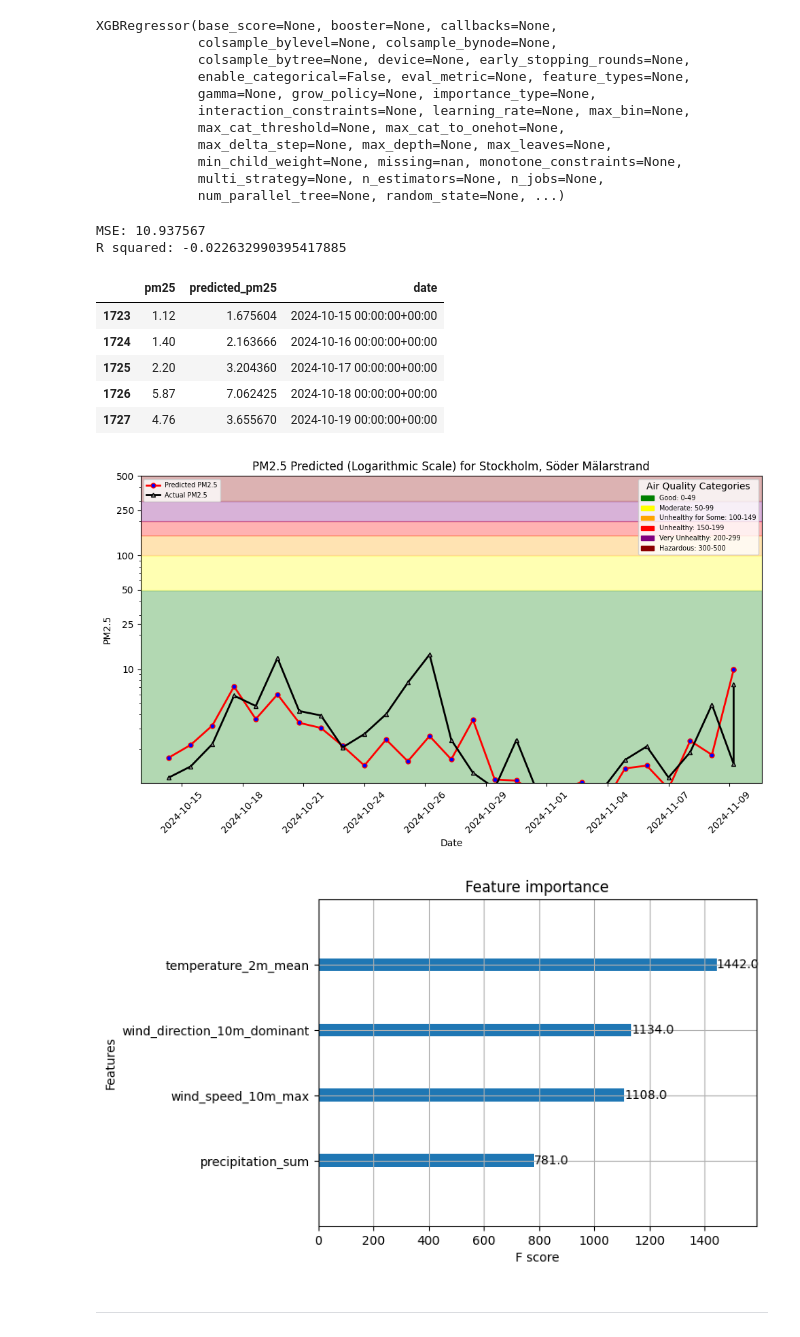
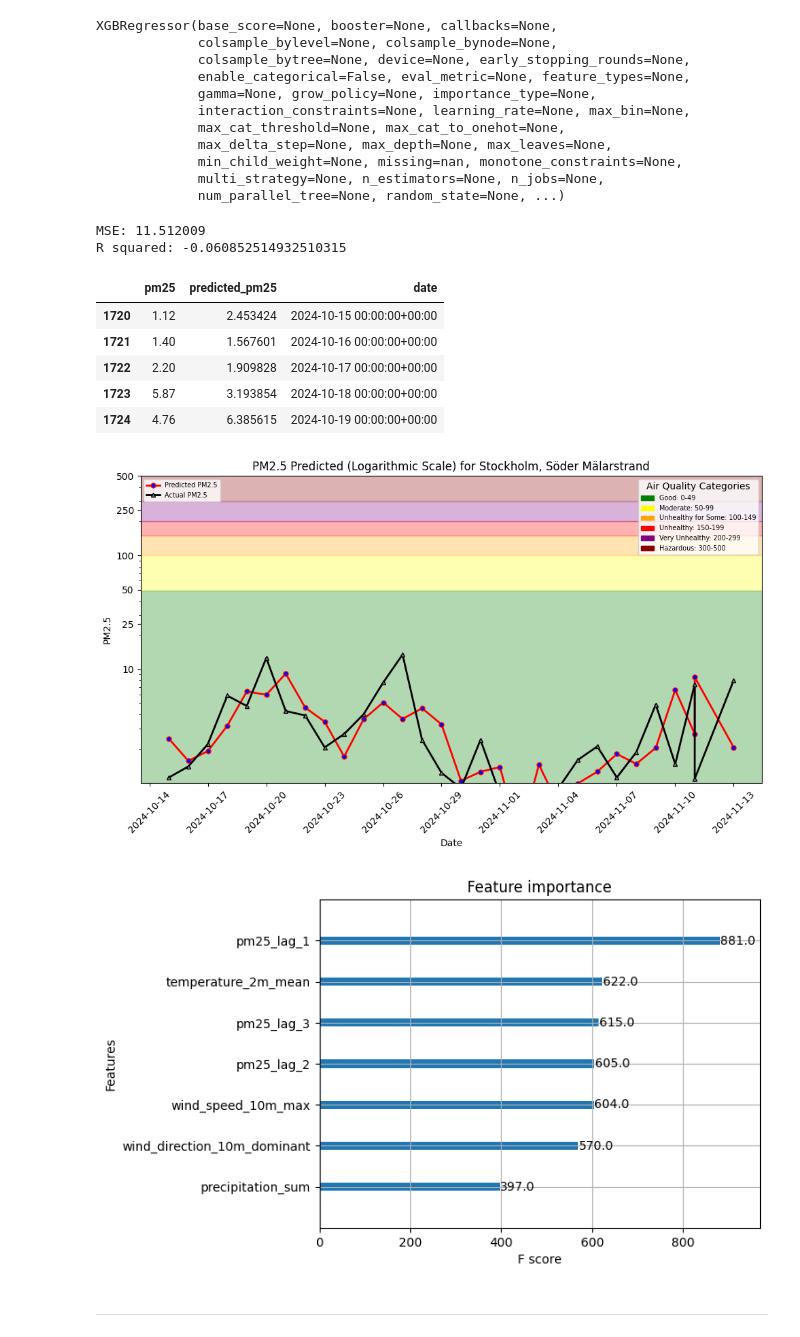
Before and after one commit to IsakNordg/ID2223-SML, a Jupyter notebook: notebooks/ch03/3_air_quality_training_pipeline.ipynb, the cells around one changed output. Drawn from its saved outputs; the diff is of its cells as text; code cells hidden in the pictures.

```diff
--- a/notebooks/ch03/3_air_quality_training_pipeline.ipynb
+++ b/notebooks/ch03/3_air_quality_training_pipeline.ipynb
@@ -66,6 +67,6 @@ weather_fg = fs.get_feature_group(
 ## <span style="color:#ff5f27;"> 🖍 Feature View Creation and Retrieving </span>
 # %%
 # Select features for training data.
-selected_features = air_quality_fg.select(['pm25']).join(weather_fg.select_all(), on=['city'])
+selected_features = air_quality_fg.select(['pm25','pm25_lag_1', 'pm25_lag_2', 'pm25_lag_3']).join(weather_fg.select_all(), on=['city'])
 selected_features.show(10)
 # %% [output]
@@ -221,8 +222,8 @@ print("MSE:", mse)
 r2 = r2_score(y_test.iloc[:,0], y_pred)
 print("R squared:", r2)
 # %% [output]
-MSE: 10.937567
-R squared: -0.022632990395417885
+MSE: 11.512009
+R squared: -0.060852514932510315
 # %%
 df = y_test
 df['predicted_pm25'] = y_pred
@@ -232,11 +233,11 @@ df = df.sort_values(by=['date'])
 df.head(5)
 # %% [output]
 |  | pm25 | predicted_pm25 | date |
-| 1723 | 1.12 | 1.675604 | 2024-10-15 00:00:00+00:00 |
-| 1724 | 1.40 | 2.163666 | 2024-10-16 00:00:00+00:00 |
-| 1725 | 2.20 | 3.204360 | 2024-10-17 00:00:00+00:00 |
-| 1726 | 5.87 | 7.062425 | 2024-10-18 00:00:00+00:00 |
-| 1727 | 4.76 | 3.655670 | 2024-10-19 00:00:00+00:00 |
+| 1720 | 1.12 | 2.453424 | 2024-10-15 00:00:00+00:00 |
+| 1721 | 1.40 | 1.567601 | 2024-10-16 00:00:00+00:00 |
+| 1722 | 2.20 | 1.909828 | 2024-10-17 00:00:00+00:00 |
+| 1723 | 5.87 | 3.193854 | 2024-10-18 00:00:00+00:00 |
+| 1724 | 4.76 | 6.385615 | 2024-10-19 00:00:00+00:00 |
 # %%
 # Creating a directory for the model artifacts if it doesn't exist
 model_dir = "air_quality_model"
@@ -250,15 +251,15 @@ file_path = images_dir + "/pm25_hindcast.png"
 plt = util.plot_air_quality_forecast(city, street, df, file_path, hindcast=True)
 plt.show()
 # %% [output]
-[figure, old version]
+[figure, new version]
 # %%
 # Plotting feature importances using the plot_importance function from XGBoost
-plot_importance(xgb_regressor, max_num_features=4)
+plot_importance(xgb_regressor, max_num_features=7)
 feature_importance_path = images_dir + "/feature_importance.png"
 plt.savefig(feature_importance_path)
 plt.show()
 # %% [output]
-[figure, old version]
+[figure, new version]
 # %% [markdown]
 ---
 # %% [markdown]
```
Also changed, not shown: parts of 6 cells of this notebook, 9 other files.
